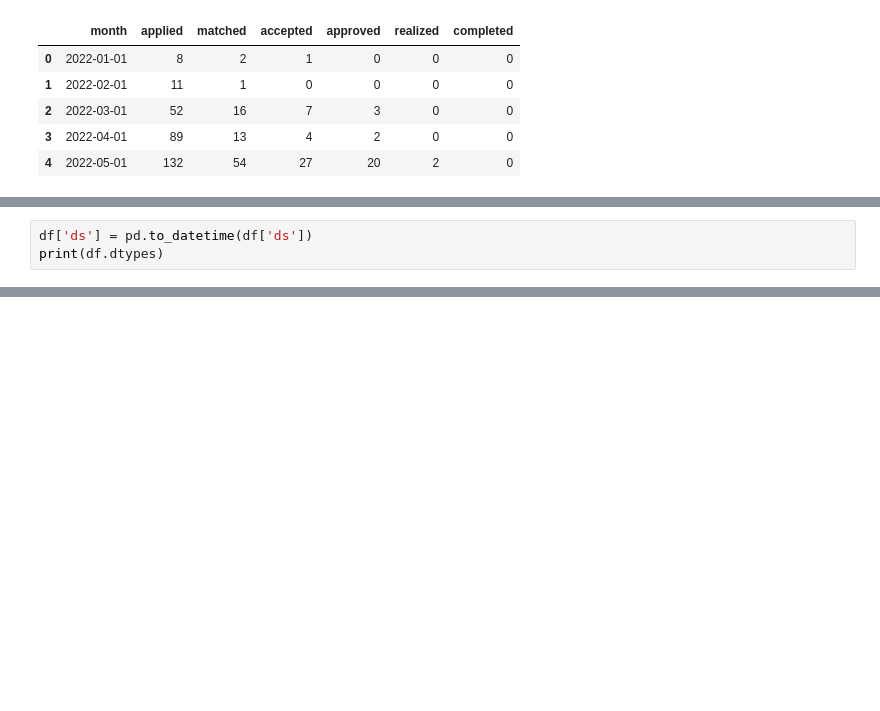
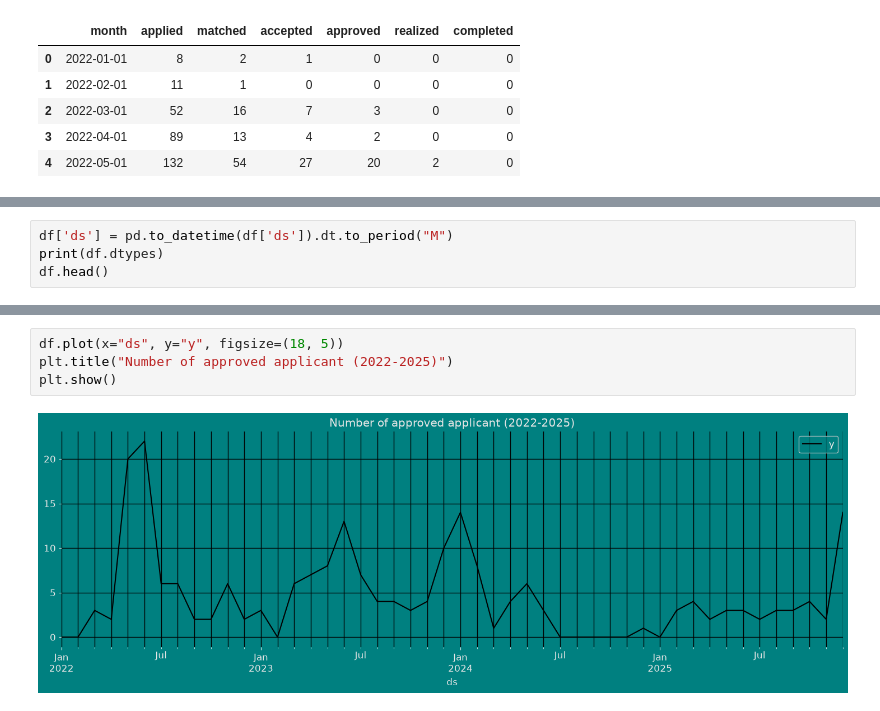
Before and after one commit to naythe10/aiesec-tz-nid, a Jupyter notebook: notebooks/04-forecasting.ipynb, the cells around one changed output, grey strips where cells are left out. Cells and saved outputs as stored; diff of their text form; blank space fills up the shorter version.

```diff
--- a/notebooks/04-forecasting.ipynb
+++ b/notebooks/04-forecasting.ipynb
@@ -71,4 +72,5 @@ df.head()
 # %%
-df['ds'] = pd.to_datetime(df['ds'])
+df['ds'] = pd.to_datetime(df['ds']).dt.to_period("M")
 print(df.dtypes)
+df.head()
 # %% [output]
@@ -78,0 +87,6 @@ dtype: object
+# %%
+df.plot(x="ds", y="y", figsize=(18, 5))
+plt.title("Number of approved applicant (2022-2025)")
+plt.show()
+# %% [output]
+[figure, added]
```
Also changed, not shown: parts of 9 cells of this notebook, 6 other files.
